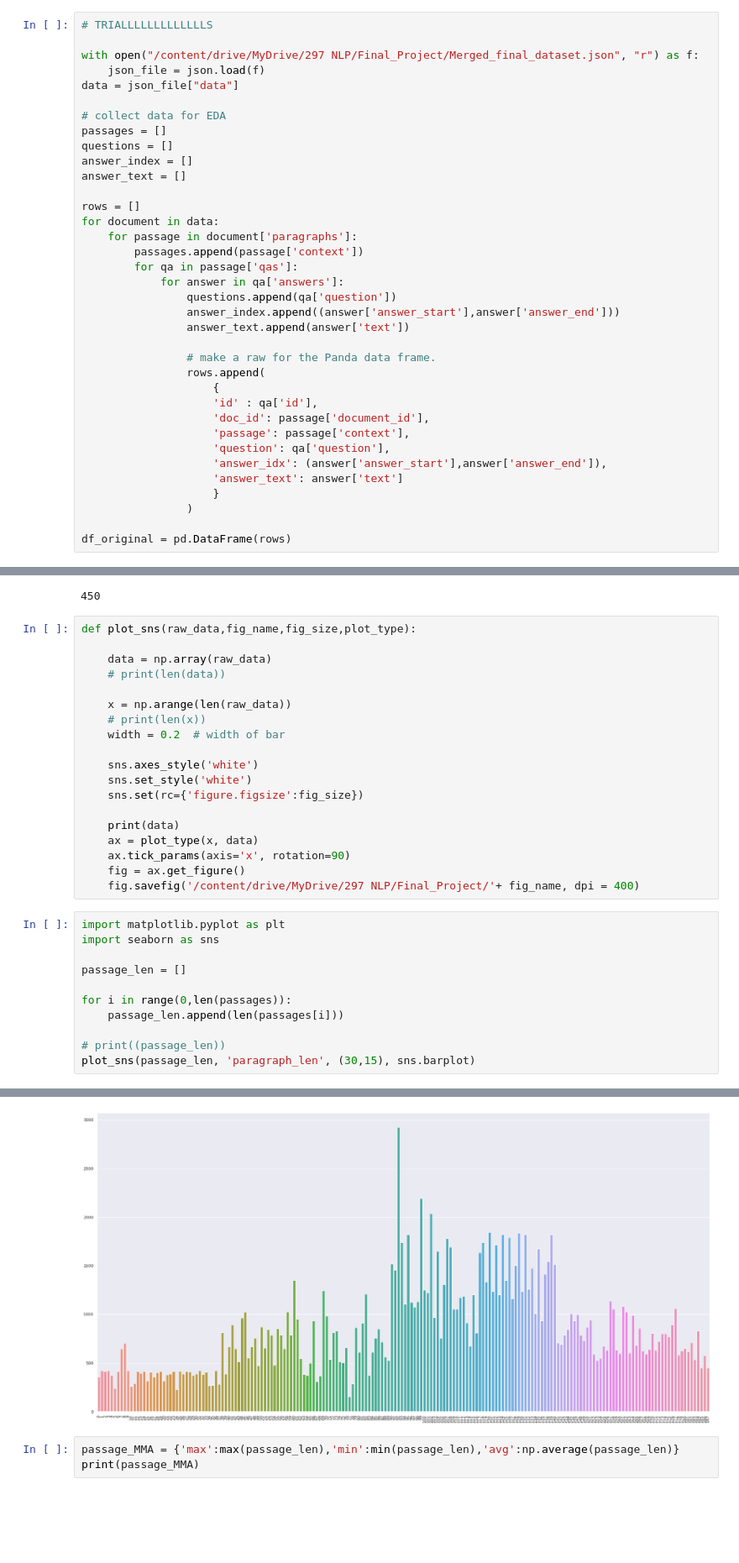
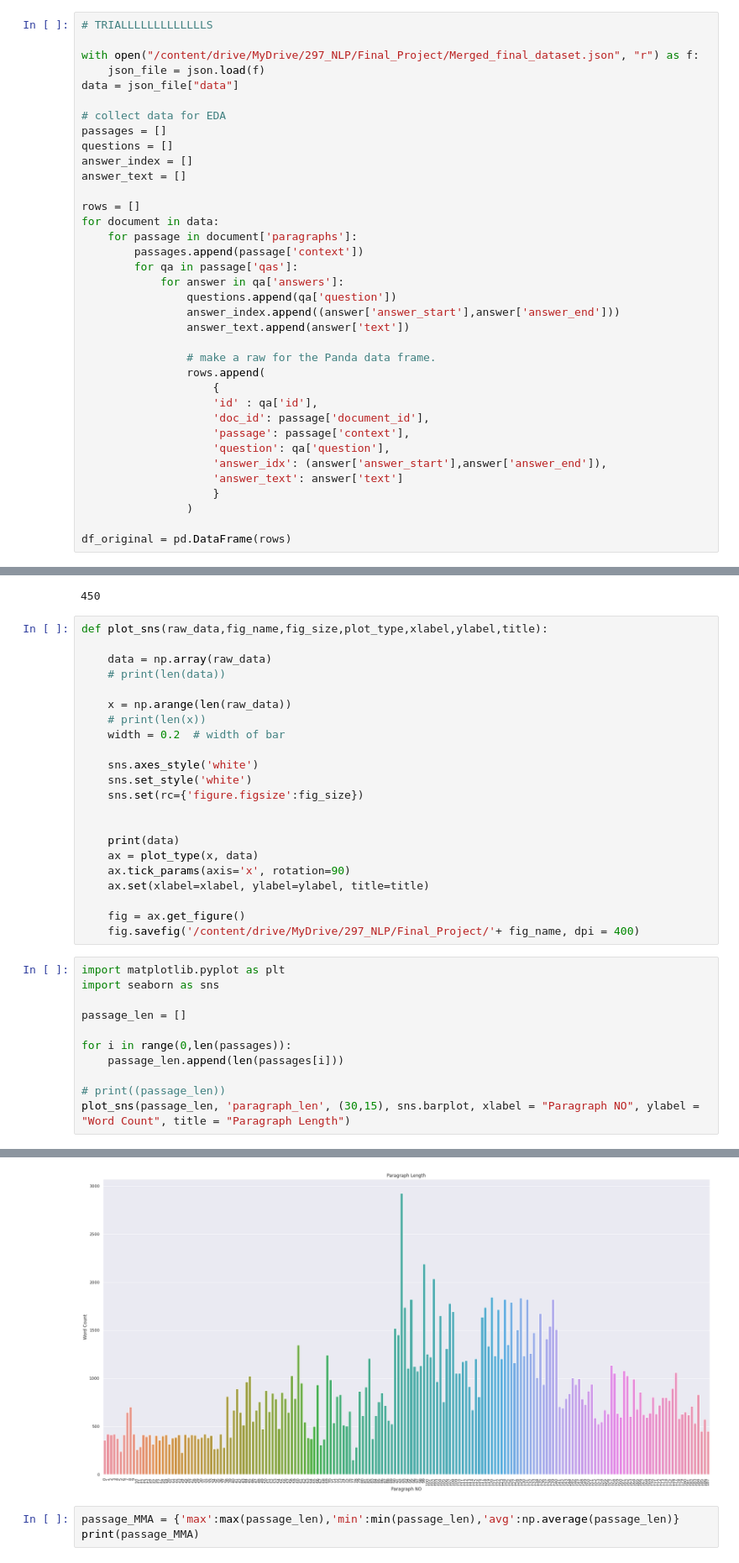
Before and after one commit to PLEX-GR00T/NLP_Application, a Jupyter notebook: IR_and_EDA_custom_dataset.ipynb, the cells around one changed output, grey strips where cells are left out. Shown: that part at 84% size. Saved outputs shown, nothing was run; the diff lists cells and outputs as text; blank space fills up the shorter version.

```diff
--- a/IR_and_EDA_custom_dataset.ipynb
+++ b/IR_and_EDA_custom_dataset.ipynb
@@ -34,7 +34,7 @@ Drive already mounted at /content/drive; to attempt to forcibly remount, call dr
 # %%
 # TRIALLLLLLLLLLLLLS
 
-with open("/content/drive/MyDrive/297 NLP/Final_Project/Merged_final_dataset.json", "r") as f:
+with open("/content/drive/MyDrive/297_NLP/Final_Project/Merged_final_dataset.json", "r") as f:
     json_file = json.load(f)
 data = json_file["data"]
 
@@ -287,7 +287,7 @@ print(len(passages[187]))
 # %% [output]
 450
 # %%
-def plot_sns(raw_data,fig_name,fig_size,plot_type):
+def plot_sns(raw_data,fig_name,fig_size,plot_type,xlabel,ylabel,title):
 
     data = np.array(raw_data)
     # print(len(data))
@@ -300,38 +300,41 @@ def plot_sns(raw_data,fig_name,fig_size,plot_type):
     sns.set_style('white')
     sns.set(rc={'figure.figsize':fig_size})
 
+
     print(data)
     ax = plot_type(x, data)
     ax.tick_params(axis='x', rotation=90)
+    ax.set(xlabel=xlabel, ylabel=ylabel, title=title)
+
     fig = ax.get_figure()
-    fig.savefig('/content/drive/MyDrive/297 NLP/Final_Project/'+ fig_name, dpi = 400)
+    fig.savefig('/content/drive/MyDrive/297_NLP/Final_Project/'+ fig_name, dpi = 400)
 # %%
 import matplotlib.pyplot as plt
 import seaborn as sns
 
 passage_len = []
 
 for i in range(0,len(passages)):
     passage_len.append(len(passages[i]))
 
 # print((passage_len))
-plot_sns(passage_len, 'paragraph_len', (30,15), sns.barplot)
+plot_sns(passage_len, 'paragraph_len', (30,15), sns.barplot, xlabel = "Paragraph NO", ylabel = "Word Count", title = "Paragraph Length")
 # %% [output]
 [ 355  420  411  418  373  238  412  647  700  421  257  286  410  392
   412  314  405  356  402  411  313  376  387  410  229  414  384  413
   407  372  387  418  381  406  265  269  418  280  812  385  666  890
   646  513  960 1023  552  666  753  471  871  652  843  785  476  852
   789  646 1025  788 1345  952  543  381  370  498  933  308  366 1239
   983  536  811  829  512  503  655  151  283  865  610  909 1206  371
   612  754  848  716  563  524 1520 1451 2925 1737 1105 1822 1122 1076
  1130 2190 1251 1223 2034  966 1652  756 1307 1780 1692 1053 1051 1173
  1183  911  670 1201  808 1637 1736 1334 1842 1233 1714 1202 1821 1351
  1789 1163 1503 1834 1233 1822 1259 1475 1008 1672  935 1411 1540 1819
  1507  704  692  788  841 1004  935  996  783  729  869  940  587  524
   548  672  630 1135 1051  634  597 1080 1027  604  993  680  856  624
   591  638  802  631  720  800  799  771  894 1058  582  628  649  619
   711  532  828  450  575  450]
-[figure, old version]
+[figure, new version]
 # %%
 passage_MMA = {'max':max(passage_len),'min':min(passage_len),'avg':np.average(passage_len)}
 print(passage_MMA)
```
Also changed, not shown: parts of 9 cells of this notebook.
